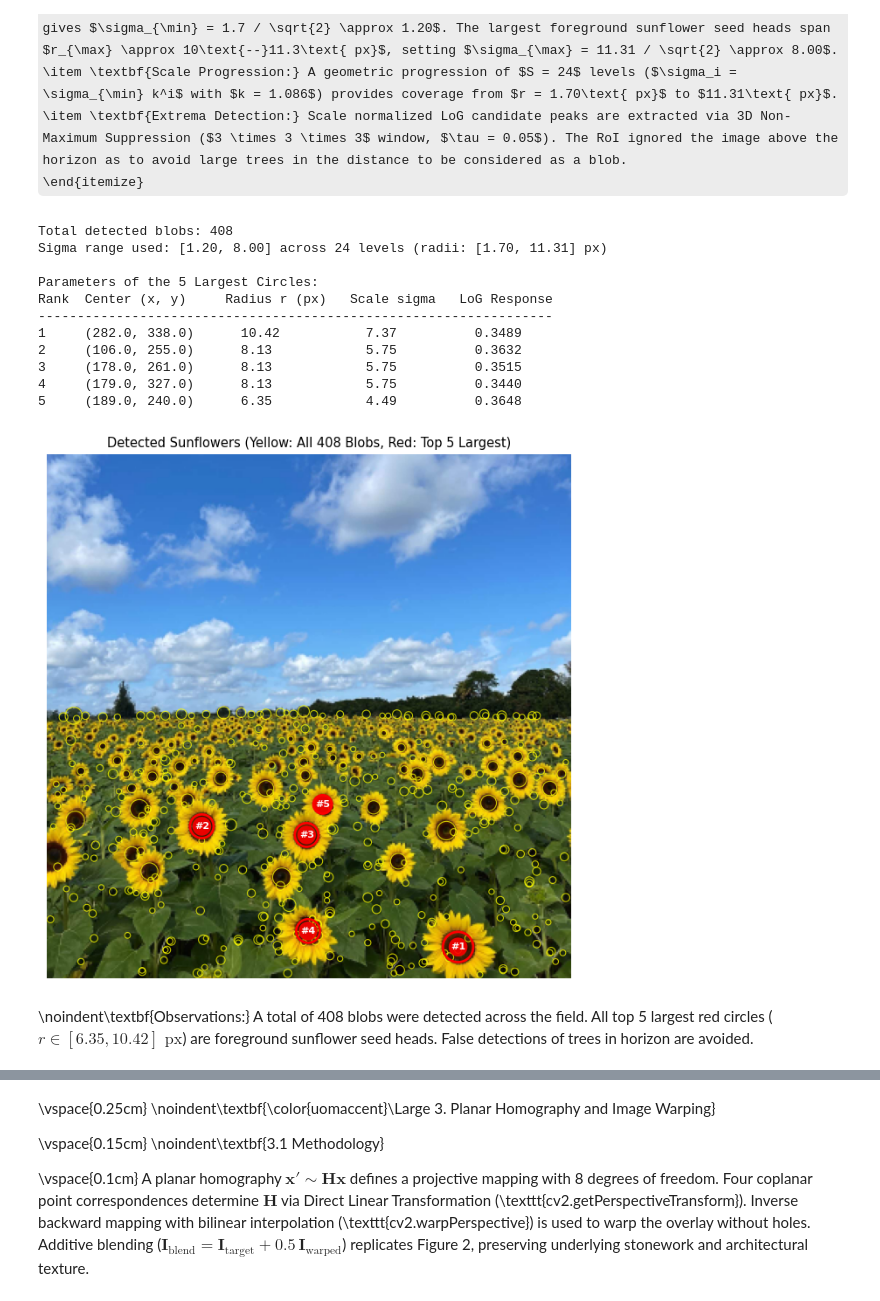
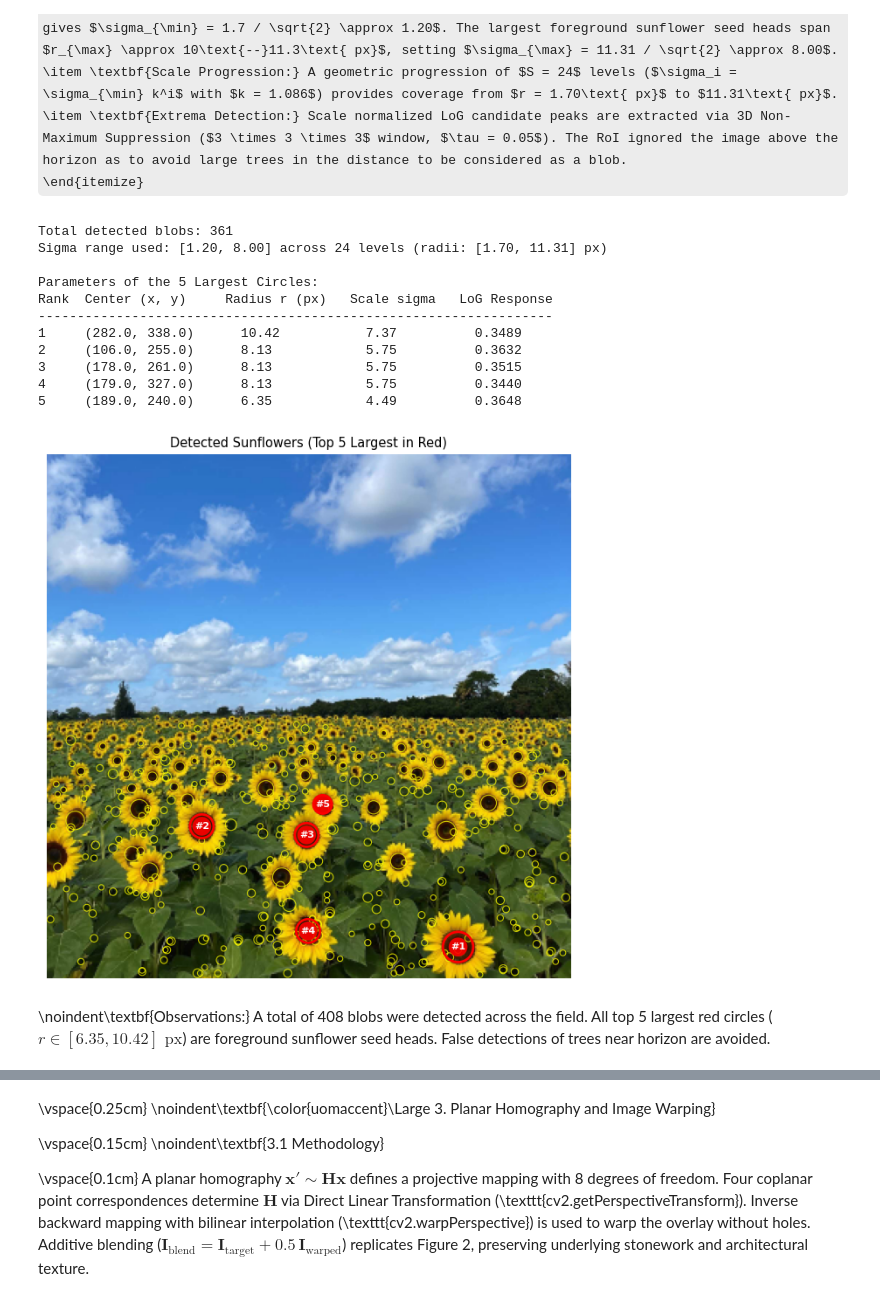
Before and after one commit to RumethRanhinda/EN3160-Vision-UoM, a Jupyter notebook: Assignments/Fitting and Alignment/230566U_a02.ipynb, the cells around one changed output, grey strips where cells are left out. Cells and saved outputs as stored; diff of their text form; code cells hidden in the pictures; some formulas as TeX source.

```diff
--- a/Assignments/Fitting and Alignment/230566U_a02.ipynb
+++ b/Assignments/Fitting and Alignment/230566U_a02.ipynb
@@ -68,7 +68,7 @@ max_vol = ndi.maximum_filter(scale_space, footprint=footprint, mode='constant',
 peaks = (scale_space == max_vol) & (scale_space > 0.05)
 peaks[0, :, :] = False
 peaks[-1, :, :] = False
-peaks[:, :165, :] = False
+peaks[:, :182, :] = False
 
 # Filter candidate peaks to confirm sunflowers
 blobs = []
@@ -97,6 +97,7 @@ for s_idx, y, x in np.argwhere(peaks):
         ann_area = np.sum(annulus)
         petal_frac = petal_cnt / max(1, ann_area)
 
+        # Distant small blooms need minimal petal support
         if blob_r <= 3.5:
             if petal_cnt >= 1 or petal_frac >= 0.03:
                 blobs.append({'x': float(x), 'y': float(y), 'r': float(blob_r), 'sigma': float(s), 'score': float(score)})
@@ -104,7 +105,7 @@ for s_idx, y, x in np.argwhere(peaks):
             if petal_cnt >= 8 and petal_frac >= 0.20 and score >= 0.20:
                 blobs.append({'x': float(x), 'y': float(y), 'r': float(blob_r), 'sigma': float(s), 'score': float(score)})
 
-# Extract top 5 largest blobs
+# Extract top 5 largest sunflowers
 sorted_blobs = sorted(blobs, key=lambda b: (b['r'], b['score']), reverse=True)
 largest_circles = []
 for b in sorted_blobs:
@@ -120,36 +121,36 @@ print("\nParameters of the 5 Largest Circles:")
 print(f"{'Rank':<6}{'Center (x, y)':<18}{'Radius r (px)':<16}{'Scale sigma':<14}{'LoG Response':<12}")
 print("-" * 66)
 for i, b in enumerate(largest_circles):
     print(f"{i+1:<6}({b['x']:.1f}, {b['y']:.1f}){'':<6}{b['r']:<16.2f}{b['sigma']:<14.2f}{b['score']:<12.4f}")
 
 # Display
 fig, ax = plt.subplots(figsize=(6.5, 6.5))
 ax.imshow(img_rgb)
 for b in blobs:
     ax.add_patch(plt.Circle((b['x'], b['y']), b['r'], color='yellow', fill=False, linewidth=0.8, alpha=0.75))
 
 for i, b in enumerate(largest_circles):
     ax.add_patch(plt.Circle((b['x'], b['y']), b['r'], color='red', fill=False, linewidth=2.0))
     ax.text(b['x'], b['y'], f"#{i+1}", color='white', fontsize=8, fontweight='bold', ha='center', va='center',
             bbox=dict(boxstyle='circle,pad=0.2', facecolor='red', alpha=0.9, edgecolor='none'))
 
-ax.set_title(f"Detected Sunflowers (Yellow: All {len(blobs)} Blobs, Red: Top 5 Largest)", fontsize=10.5, pad=6)
+ax.set_title(f"Detected Sunflowers (Top 5 Largest in Red)", fontsize=10.5, pad=6)
 ax.axis('off')
 plt.tight_layout()
 plt.show()
 # %% [output]
-Total detected blobs: 408
+Total detected blobs: 361
 Sigma range used: [1.20, 8.00] across 24 levels (radii: [1.70, 11.31] px)
 
 Parameters of the 5 Largest Circles:
 Rank  Center (x, y)     Radius r (px)   Scale sigma   LoG Response
 ------------------------------------------------------------------
 1     (282.0, 338.0)      10.42           7.37          0.3489
 2     (106.0, 255.0)      8.13            5.75          0.3632
 3     (178.0, 261.0)      8.13            5.75          0.3515
 4     (179.0, 327.0)      8.13            5.75          0.3440
 5     (189.0, 240.0)      6.35            4.49          0.3648
-[figure, old version]
+[figure, new version]
 # %% [markdown]
 \noindent\textbf{Observations:}
-A total of 408 blobs were detected across the field. All top 5 largest red circles ($r \in [6.35, 10.42]\text{ px}$) are foreground sunflower seed heads. False detections of trees in horizon are avoided.
+A total of 408 blobs were detected across the field. All top 5 largest red circles ($r \in [6.35, 10.42]\text{ px}$) are foreground sunflower seed heads. False detections of trees near horizon are avoided.
```
Also changed, not shown: parts of 9 cells of this notebook, 2 other files.
